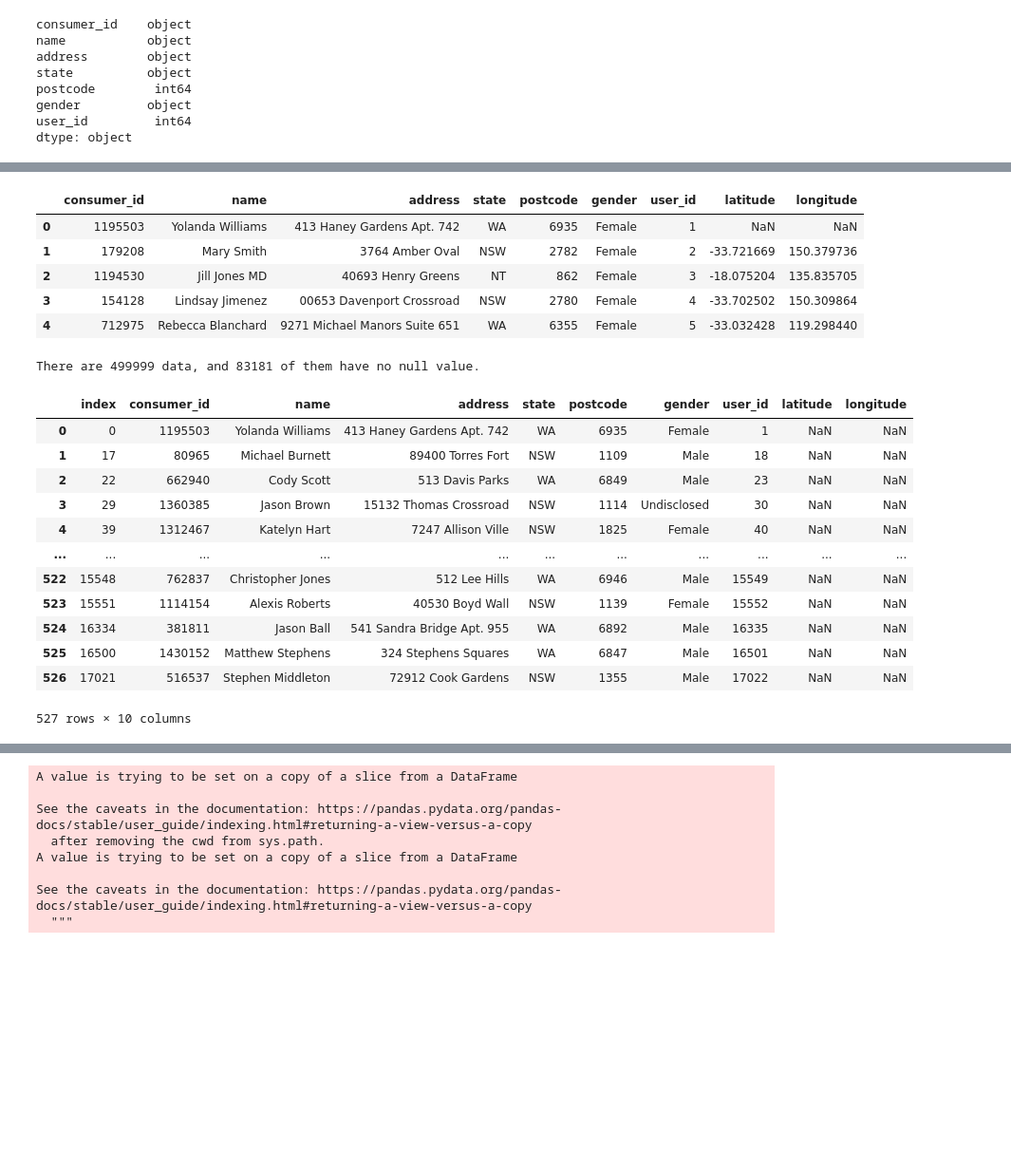
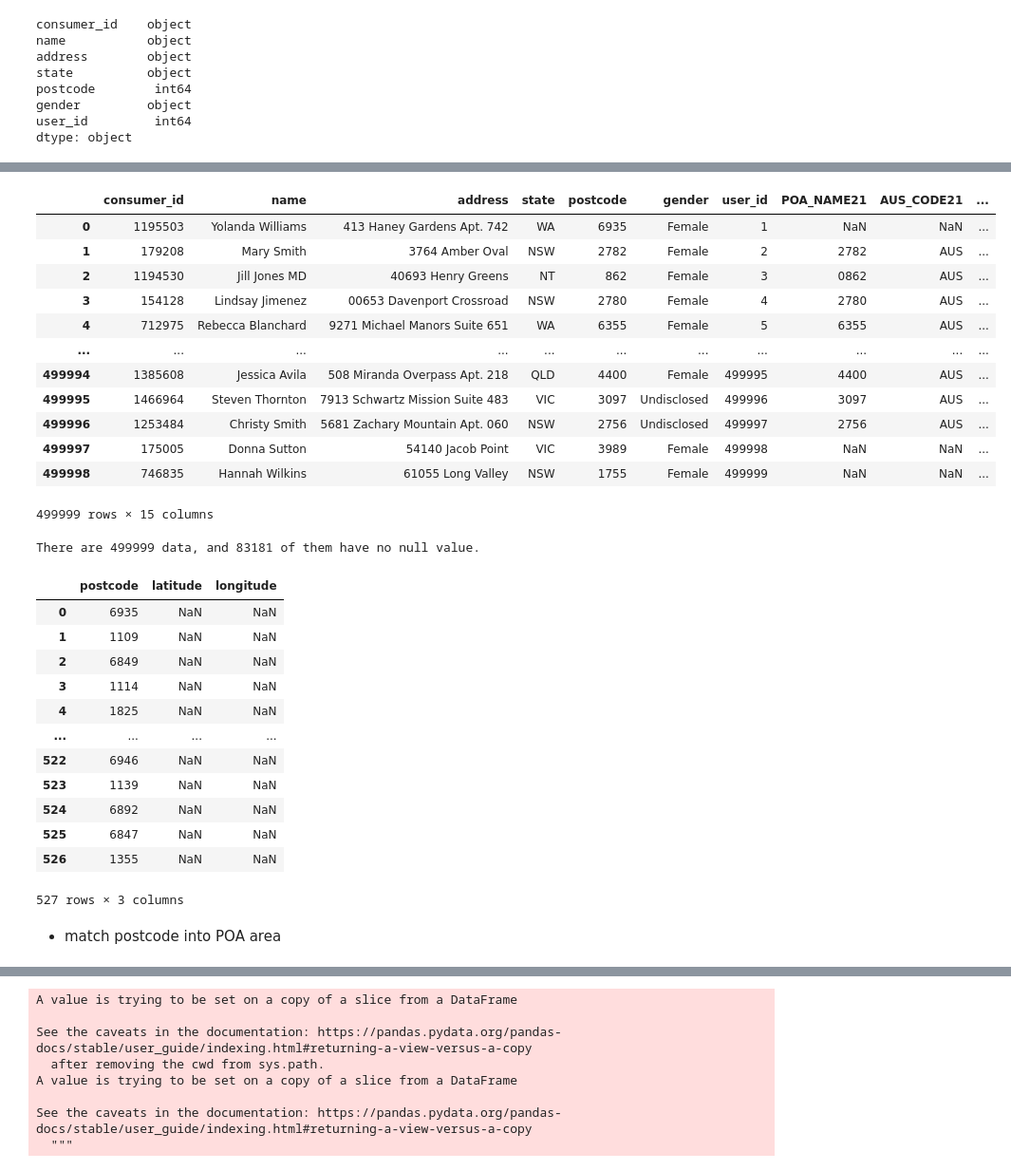
Before and after one commit to MAST30034-Applied-Data-Science/generic-buy-now-pay-later-project-group-24, a Jupyter notebook: notebooks/external_geo.ipynb, the cells around one changed output, grey strips where cells are left out. Shown: that part at 95% size. Saved outputs shown, nothing was run; the diff lists cells and outputs as text; code cells hidden in the pictures; blank space fills up the shorter version.

```diff
--- a/notebooks/external_geo.ipynb
+++ b/notebooks/external_geo.ipynb
@@ -42,8 +44,7 @@ poa_gdf.head()
 # %%
-poa_geo_info = poa_gdf[['POA_CODE21', 'latitude','longitude']].drop_duplicates('POA_CODE21')
+poa_geo_info = poa_gdf.drop_duplicates('POA_CODE21')
 # %%
 poa_geo_info['POA_CODE21'] = poa_geo_info['POA_CODE21'].astype('int')
-poa_geo_info.rename(columns = {'POA_CODE21': 'postcode'}, inplace = True)
 # %%
 poa_geo_info.head()
 # %% [output]
@@ -158,3 +159,6 @@ postcode        int64
 gender         object
 user_id         int64
 dtype: object
+# %%
+POA_df = poa_geo_info.copy()
+POA_df.rename(columns = {'POA_CODE21': 'postcode'}, inplace = True)
@@ -161,12 +174,19 @@ dtype: object
 # %%
-conn_by_postcode = pd.merge(consumer_df,poa_geo_info, on='postcode', how='left')
+conn_by_postcode = pd.merge(consumer_df,POA_df, on='postcode', how='left')
 # %%
-conn_by_postcode.head()
+conn_by_postcode
 # %% [output]
-|  | consumer_id | name | address | state | postcode | gender | user_id | latitude | longitude |
-| 0 | 1195503 | Yolanda Williams | 413 Haney Gardens Apt. 742 | WA | 6935 | Female | 1 | NaN | NaN |
-| 1 | 179208 | Mary Smith | 3764 Amber Oval | NSW | 2782 | Female | 2 | -33.721669 | 150.379736 |
-| 2 | 1194530 | Jill Jones MD | 40693 Henry Greens | NT | 862 | Female | 3 | -18.075204 | 135.835705 |
-| 3 | 154128 | Lindsay Jimenez | 00653 Davenport Crossroad | NSW | 2780 | Female | 4 | -33.702502 | 150.309864 |
-| 4 | 712975 | Rebecca Blanchard | 9271 Michael Manors Suite 651 | WA | 6355 | Female | 5 | -33.032428 | 119.298440 |
+|  | consumer_id | name | address | state | postcode | gender | user_id | POA_NAME21 | AUS_CODE21 | ... |
+| 0 | 1195503 | Yolanda Williams | 413 Haney Gardens Apt. 742 | WA | 6935 | Female | 1 | NaN | NaN | ... |
+| 1 | 179208 | Mary Smith | 3764 Amber Oval | NSW | 2782 | Female | 2 | 2782 | AUS | ... |
+| 2 | 1194530 | Jill Jones MD | 40693 Henry Greens | NT | 862 | Female | 3 | 0862 | AUS | ... |
+| 3 | 154128 | Lindsay Jimenez | 00653 Davenport Crossroad | NSW | 2780 | Female | 4 | 2780 | AUS | ... |
+| 4 | 712975 | Rebecca Blanchard | 9271 Michael Manors Suite 651 | WA | 6355 | Female | 5 | 6355 | AUS | ... |
+| ... | ... | ... | ... | ... | ... | ... | ... | ... | ... | ... |
+| 499994 | 1385608 | Jessica Avila | 508 Miranda Overpass Apt. 218 | QLD | 4400 | Female | 499995 | 4400 | AUS | ... |
+| 499995 | 1466964 | Steven Thornton | 7913 Schwartz Mission Suite 483 | VIC | 3097 | Undisclosed | 499996 | 3097 | AUS | ... |
+| 499996 | 1253484 | Christy Smith | 5681 Zachary Mountain Apt. 060 | NSW | 2756 | Undisclosed | 499997 | 2756 | AUS | ... |
+| 499997 | 175005 | Donna Sutton | 54140 Jacob Point | VIC | 3989 | Female | 499998 | NaN | NaN | ... |
+| 499998 | 746835 | Hannah Wilkins | 61055 Long Valley | NSW | 1755 | Female | 499999 | NaN | NaN | ... |
+499999 rows × 15 columns
 # %%
@@ -175,19 +195,4 @@ print( f'There are {len(conn_by_postcode)} data, and {len(temp)} of them have no
 # %% [output]
 There are 499999 data, and 83181 of them have no null value.
 # %%
-null_df = temp.drop_duplicates('postcode').reset_index()
-null_df
+null_df = temp[['postcode']].drop_duplicates('postcode').reset_index(drop=True)
-# %% [output]
-|  | index | consumer_id | name | address | state | postcode | gender | user_id | latitude | longitude |
-| 0 | 0 | 1195503 | Yolanda Williams | 413 Haney Gardens Apt. 742 | WA | 6935 | Female | 1 | NaN | NaN |
-| 1 | 17 | 80965 | Michael Burnett | 89400 Torres Fort | NSW | 1109 | Male | 18 | NaN | NaN |
-| 2 | 22 | 662940 | Cody Scott | 513 Davis Parks | WA | 6849 | Male | 23 | NaN | NaN |
-| 3 | 29 | 1360385 | Jason Brown | 15132 Thomas Crossroad | NSW | 1114 | Undisclosed | 30 | NaN | NaN |
-| 4 | 39 | 1312467 | Katelyn Hart | 7247 Allison Ville | NSW | 1825 | Female | 40 | NaN | NaN |
-| ... | ... | ... | ... | ... | ... | ... | ... | ... | ... | ... |
-| 522 | 15548 | 762837 | Christopher Jones | 512 Lee Hills | WA | 6946 | Male | 15549 | NaN | NaN |
-| 523 | 15551 | 1114154 | Alexis Roberts | 40530 Boyd Wall | NSW | 1139 | Female | 15552 | NaN | NaN |
-| 524 | 16334 | 381811 | Jason Ball | 541 Sandra Bridge Apt. 955 | WA | 6892 | Male | 16335 | NaN | NaN |
-| 525 | 16500 | 1430152 | Matthew Stephens | 324 Stephens Squares | WA | 6847 | Male | 16501 | NaN | NaN |
-| 526 | 17021 | 516537 | Stephen Middleton | 72912 Cook Gardens | NSW | 1355 | Male | 17022 | NaN | NaN |
-527 rows × 10 columns
@@ -193,0 +202,18 @@ null_df
+# %%
+null_df
+# %% [output]
+|  | postcode | latitude | longitude |
+| 0 | 6935 | NaN | NaN |
+| 1 | 1109 | NaN | NaN |
+| 2 | 6849 | NaN | NaN |
+| 3 | 1114 | NaN | NaN |
+| 4 | 1825 | NaN | NaN |
+| ... | ... | ... | ... |
+| 522 | 6946 | NaN | NaN |
+| 523 | 1139 | NaN | NaN |
+| 524 | 6892 | NaN | NaN |
+| 525 | 6847 | NaN | NaN |
+| 526 | 1355 | NaN | NaN |
+527 rows × 3 columns
+# %% [markdown]
+- match postcode into POA area
```
Also changed, not shown: parts of 59 cells of this notebook.
